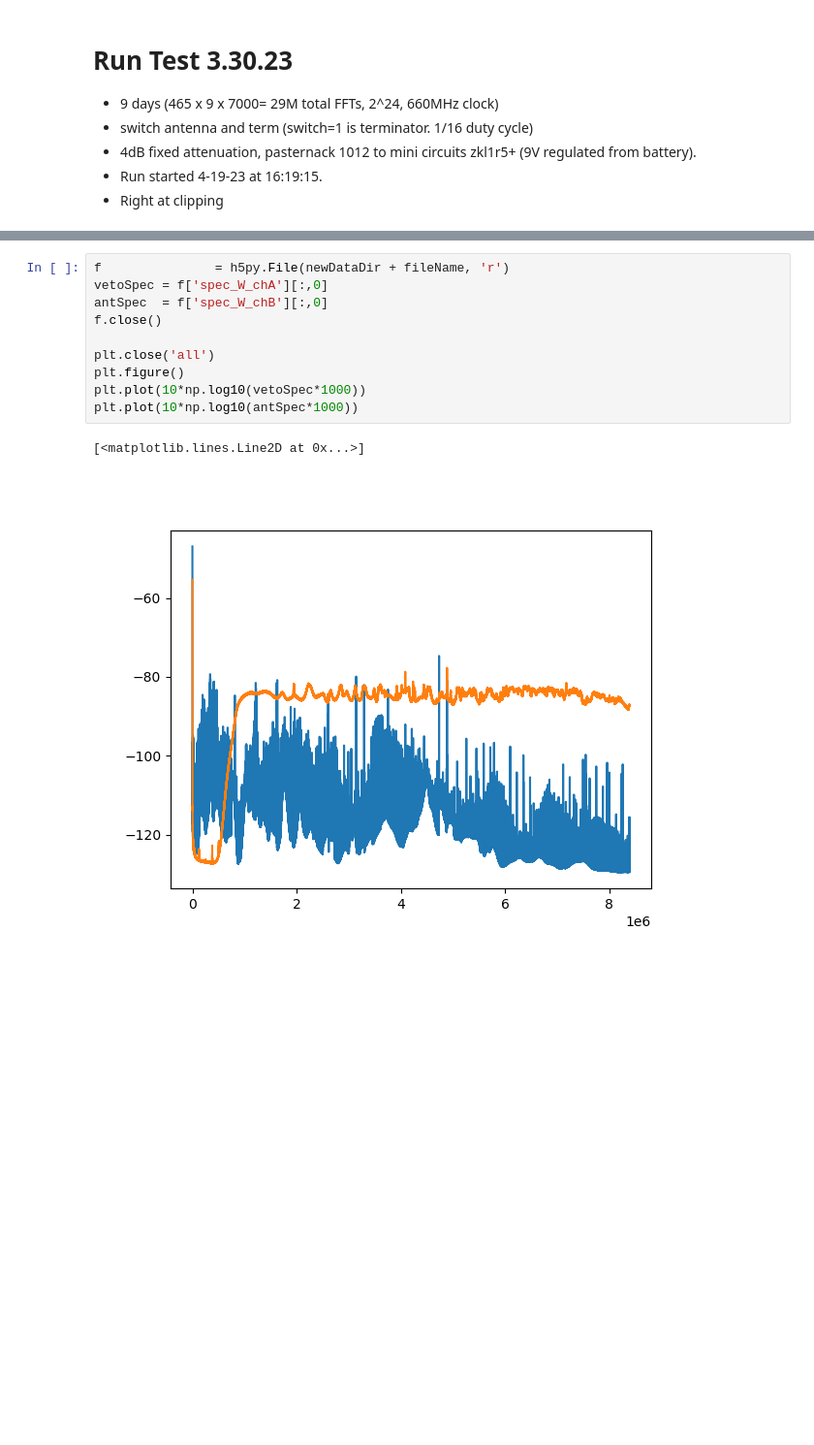
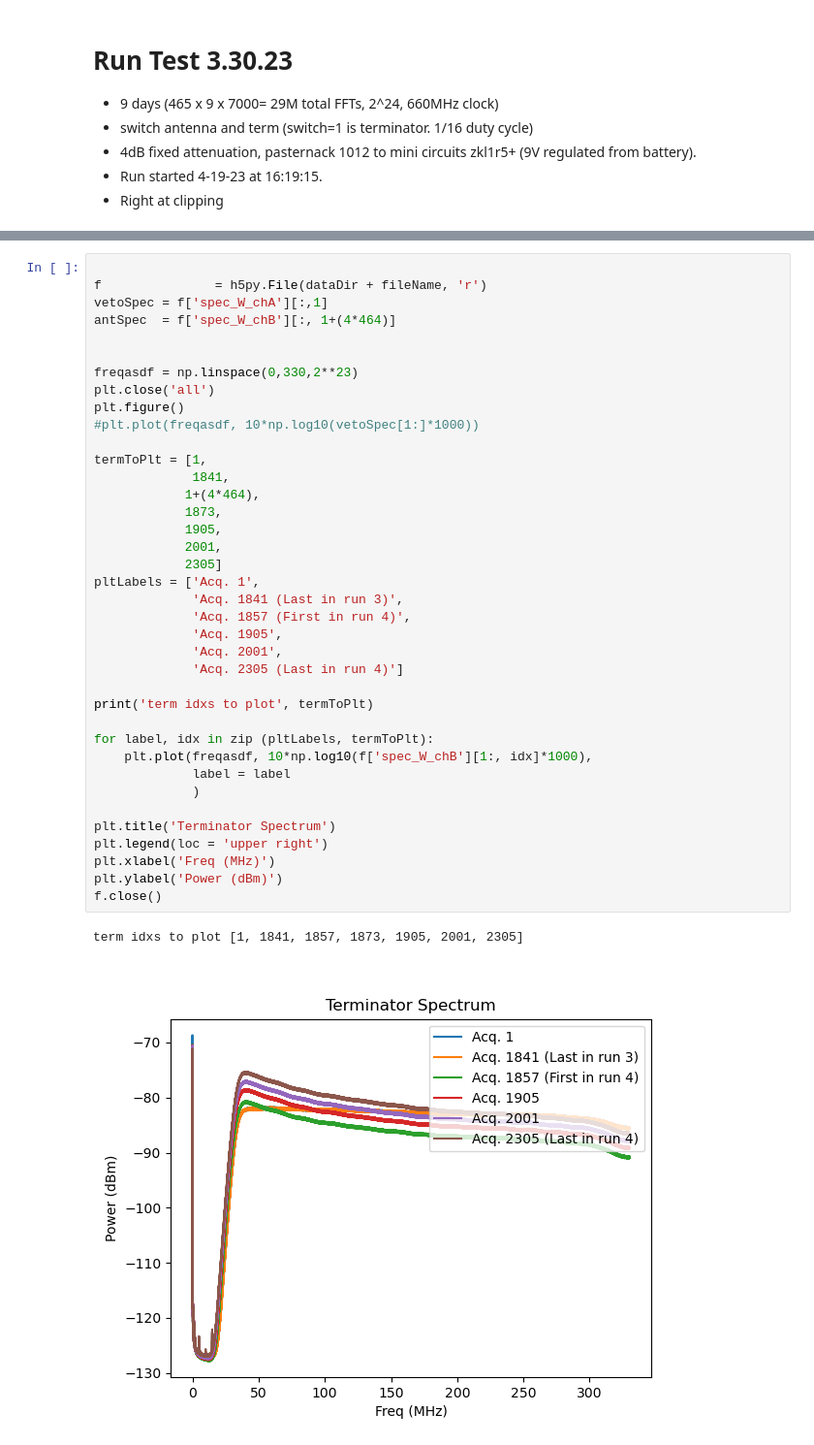
Before and after one commit to josephmlev/darkRadio, a Jupyter notebook: daqAnalysisAndExperiments/run1p3/run1p3_analysis/run1p3_packAvgAllAnalysis.ipynb, the cells around one changed output, grey strips where cells are left out. Shown at 97% size. Saved outputs shown, nothing was run; the diff lists cells and outputs as text; blank space fills up the shorter version.

```diff
--- a/daqAnalysisAndExperiments/run1p3/run1p3_analysis/run1p3_packAvgAllAnalysis.ipynb
+++ b/daqAnalysisAndExperiments/run1p3/run1p3_analysis/run1p3_packAvgAllAnalysis.ipynb
@@ -203,13 +232,41 @@ ValueError: Index (1392) out of range (0-1391)
-# %%
-f               = h5py.File(newDataDir + fileName, 'r')
-vetoSpec = f['spec_W_chA'][:,0]
-antSpec  = f['spec_W_chB'][:,0]
-f.close()
-
-plt.close('all')
-plt.figure()
-plt.plot(10*np.log10(vetoSpec*1000))
-plt.plot(10*np.log10(antSpec*1000))
-# %% [output]
-[<matplotlib.lines.Line2D at 0x...>]
-[figure, removed]
+# %%
+
+f               = h5py.File(dataDir + fileName, 'r')
+vetoSpec = f['spec_W_chA'][:,1]
+antSpec  = f['spec_W_chB'][:, 1+(4*464)]
+
+
+freqasdf = np.linspace(0,330,2**23)
+plt.close('all')
+plt.figure()
+#plt.plot(freqasdf, 10*np.log10(vetoSpec[1:]*1000))
+
+termToPlt = [1,
+             1841,
+            1+(4*464),
+            1873,
+            1905,
+            2001,
+            2305]
+pltLabels = ['Acq. 1',
+             'Acq. 1841 (Last in run 3)',
+             'Acq. 1857 (First in run 4)',
+             'Acq. 1905',
+             'Acq. 2001',
+             'Acq. 2305 (Last in run 4)']
+
+print('term idxs to plot', termToPlt)
+
+for label, idx in zip (pltLabels, termToPlt):
+    plt.plot(freqasdf, 10*np.log10(f['spec_W_chB'][1:, idx]*1000),
+             label = label
+             )
+
+plt.title('Terminator Spectrum')
+plt.legend(loc = 'upper right')
+plt.xlabel('Freq (MHz)')
+plt.ylabel('Power (dBm)')
+f.close()
+# %% [output]
+term idxs to plot [1, 1841, 1857, 1873, 1905, 2001, 2305]
+[figure, added]
```
Also changed, not shown: parts of 13 cells of this notebook, 2 other files.
